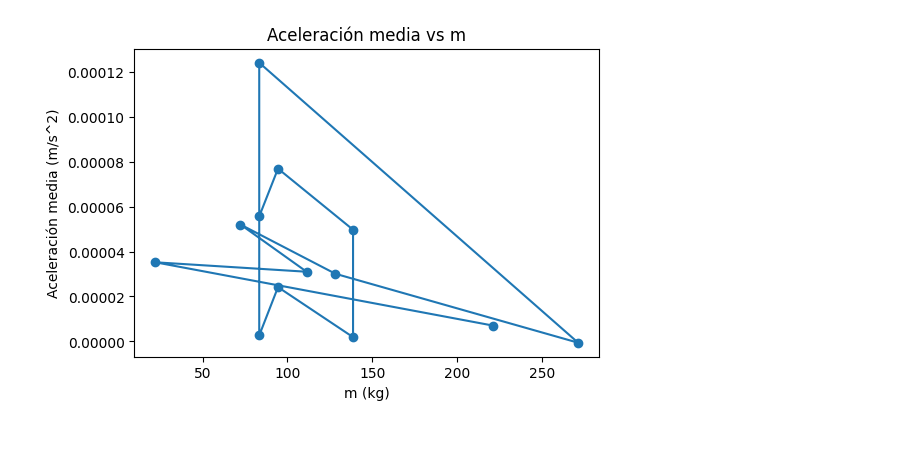
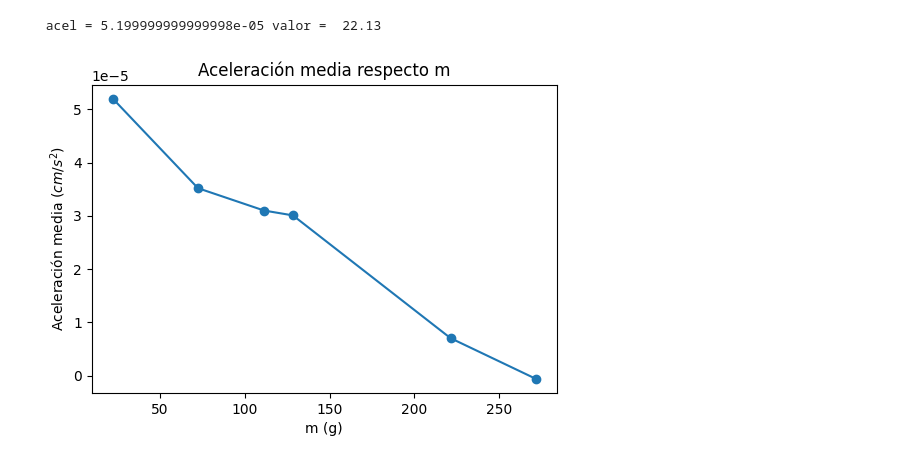
Before and after one commit to BryanDrexler/Fisica_TP3, a Jupyter notebook: tp3.ipynb, the cells around one changed output. Cells and saved outputs as stored; diff of their text form; code cells hidden in the pictures.

```diff
--- a/tp3.ipynb
+++ b/tp3.ipynb
@@ -25,7 +25,9 @@ def read_measures():
 
 datos = read_measures()
 #ver medición 6 (271.49)
-valor_m = [221.3, 22.13, 111.33, 72.32, 128.32, 271.49, 83.37, 83.37, 94.45,138.71, 138.71, 94.45, 83.37 ]
+
+#intercambio índice 1 y 3 en valor_m para que de coherente
+valor_m = [221.3, 72.32 , 111.33, 22.13, 128.32, 271.49, 83.37, 83.37, 94.45,138.71, 138.71, 94.45, 83.37 ]
 valor_M = [72.32, 72.32, 72.32, 72.32, 72.32, 72.32, 94.45, 72.32, 72.32, 72.32, 72.32, 72.32, 72.32]
 
 #Se contaba con tres masas: una bola de madera de 5.83 gramos, una bola de plata de 22.13 gramos, y una bola de oro de 72.32 gramos.
@@ -128,36 +130,41 @@ def calcular_y_graficar(tiempos, posiciones, m, M, plot = False):
         plt.xlabel('Tiempo (s)')
         plt.ylabel('Aceleración (m/s^2)')
 
         plt.tight_layout()
         plt.show()
     return np.mean(aceleraciones), np.mean(velocidades)
 
-def p_v_a(datos, valor_m, valor_M ):
+def acel_vs_masa(datos, valor_m, valor_M ):
     aceleraciones_medias =[]
 
     for i, datos_archivo in enumerate(datos):
         # Extraemos los tiempos y posiciones
         tiempos = [float(dato[0]) for dato in datos_archivo]
         posiciones = [float(dato[1]) for dato in datos_archivo]
 
         # Restamos el primer tiempo a todos los tiempos
         primer_tiempo = tiempos[0]
         tiempos = [t - primer_tiempo for t in tiempos]
 
         # Obtenemos las masas m y M para este conjunto de datos
         m, M = valor_m[i-1], valor_M[i-1]
 
 
         aceleracion_media, velocidades_media = calcular_y_graficar(tiempos, posiciones, m, M)
+        if i == 3: print(f" acel = {aceleracion_media} valor =  {valor_m[i]}")
         aceleraciones_medias.append(aceleracion_media)
+        if i == 5: break
     # Graficamos la aceleración media en función de m
+    aceleraciones_medias, valor_m = zip(*sorted(zip(aceleraciones_medias, valor_m)))
     plt.figure(figsize=(6, 4))
     plt.plot(valor_m, aceleraciones_medias, 'o-')
-    plt.title('Aceleración media vs m')
-    plt.xlabel('m (kg)')
-    plt.ylabel('Aceleración media (m/s^2)')
+    plt.title('Aceleración media respecto m')
+    plt.xlabel('m (g)')
+    plt.ylabel('Aceleración media ($cm/s^2$)')
     plt.show()
+    return aceleraciones_medias
 
-p_v_a(datos, valor_m, valor_M )
+aceleracion_media = acel_vs_masa(datos, valor_m, valor_M )
 # %% [output]
+ acel = 5.199999999999998e-05 valor =  22.13
-[figure, old version]
+[figure, new version]
```
Also changed, not shown: parts of 2 cells of this notebook.
